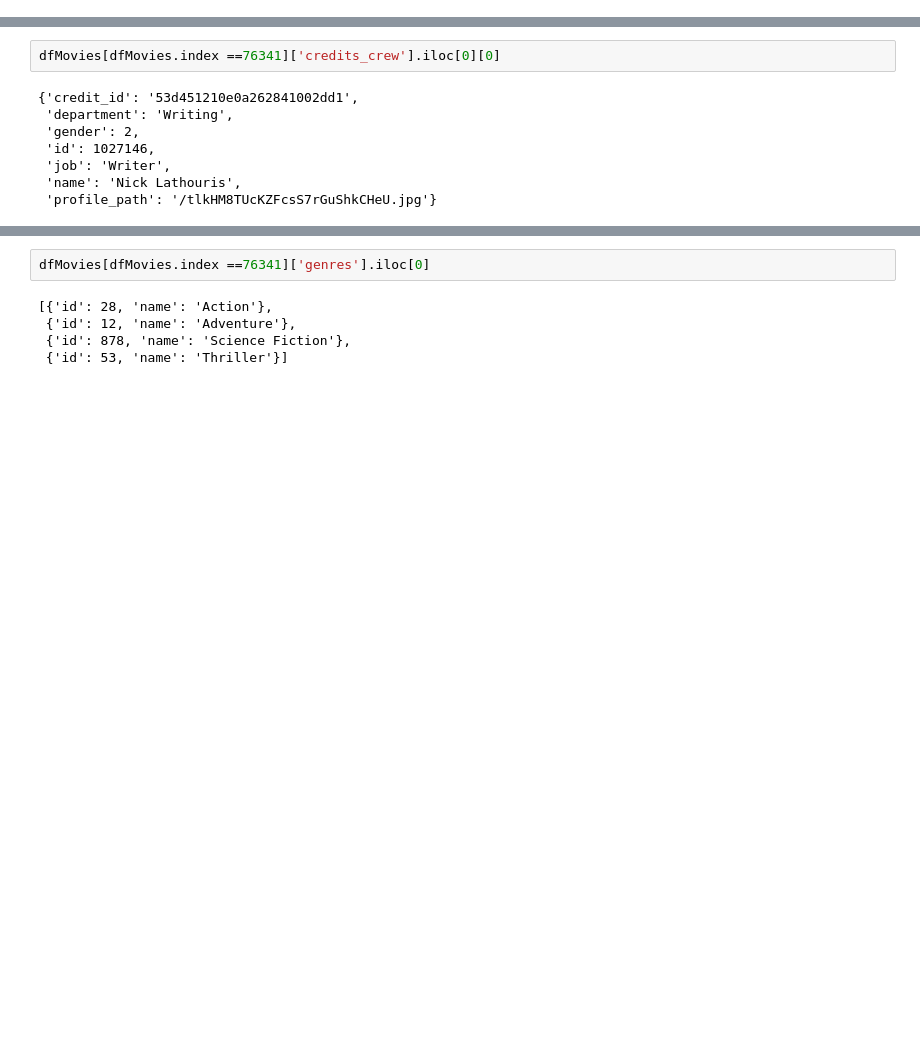
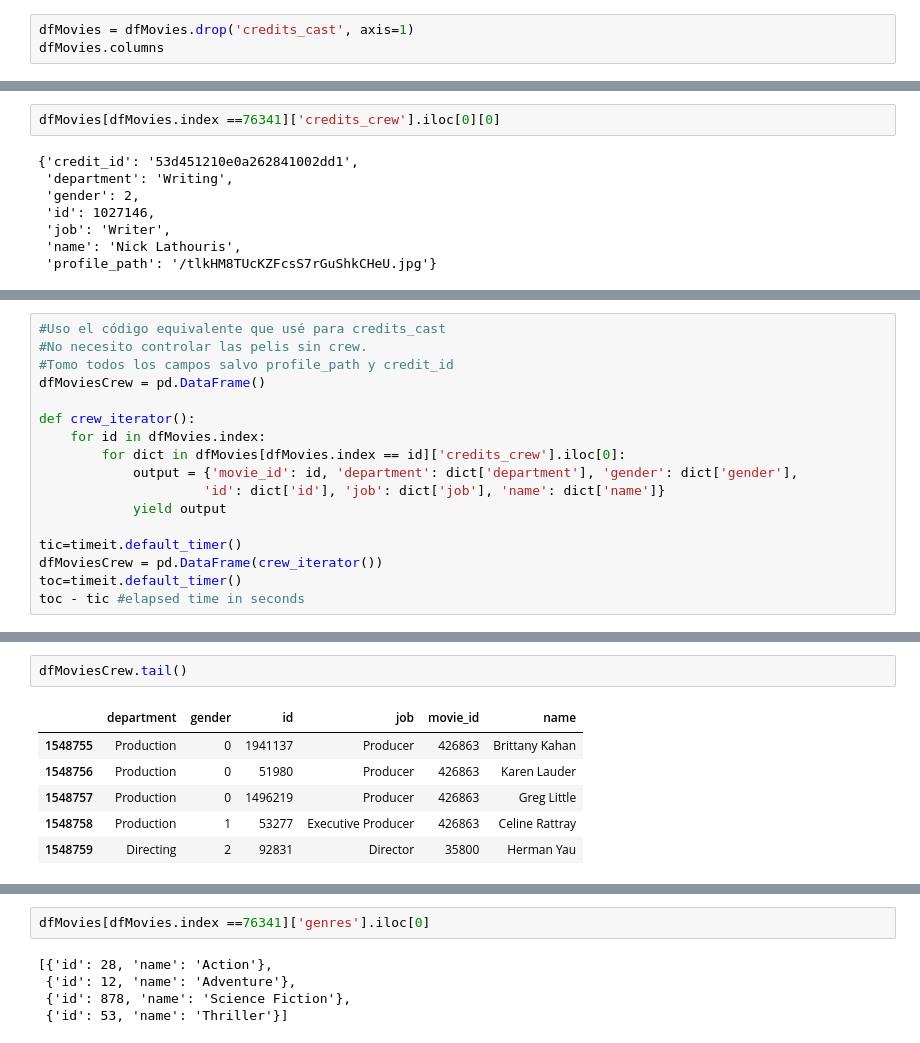
Before and after one commit to mandixbw/Cinema_KeysForSuccess, a Jupyter notebook: 03_Tidying_Movies_Data.ipynb, the cells around one changed output, grey strips where cells are left out. Drawn from its saved outputs; the diff is of its cells as text; blank space fills up the shorter version.

```diff
--- a/03_Tidying_Movies_Data.ipynb
+++ b/03_Tidying_Movies_Data.ipynb
@@ -1504,0 +1266,3 @@ dfTest[dfTest['movie_id']==493054]
+# %%
+dfMovies = dfMovies.drop('credits_cast', axis=1)
+dfMovies.columns
@@ -1518,0 +1356,17 @@ dfMovies[dfMovies.index ==76341]['credits_crew'].iloc[0][0]
+# %%
+#Uso el código equivalente que usé para credits_cast
+#No necesito controlar las pelis sin crew.
+#Tomo todos los campos salvo profile_path y credit_id
+dfMoviesCrew = pd.DataFrame()
+
+def crew_iterator():
+    for id in dfMovies.index:
+        for dict in dfMovies[dfMovies.index == id]['credits_crew'].iloc[0]:
+            output = {'movie_id': id, 'department': dict['department'], 'gender': dict['gender'],
+                     'id': dict['id'], 'job': dict['job'], 'name': dict['name']}
+            yield output
+
+tic=timeit.default_timer()
+dfMoviesCrew = pd.DataFrame(crew_iterator())
+toc=timeit.default_timer()
+toc - tic #elapsed time in seconds
@@ -1518,0 +1386,9 @@ dfMovies[dfMovies.index ==76341]['credits_crew'].iloc[0][0]
+# %%
+dfMoviesCrew.tail()
+# %% [output]
+|  | department | gender | id | job | movie_id | name |
+| 1548755 | Production | 0 | 1941137 | Producer | 426863 | Brittany Kahan |
+| 1548756 | Production | 0 | 51980 | Producer | 426863 | Karen Lauder |
+| 1548757 | Production | 0 | 1496219 | Producer | 426863 | Greg Little |
+| 1548758 | Production | 1 | 53277 | Executive Producer | 426863 | Celine Rattray |
+| 1548759 | Directing | 2 | 92831 | Director | 35800 | Herman Yau |
```
Also changed, not shown: parts of 131 cells of this notebook.
